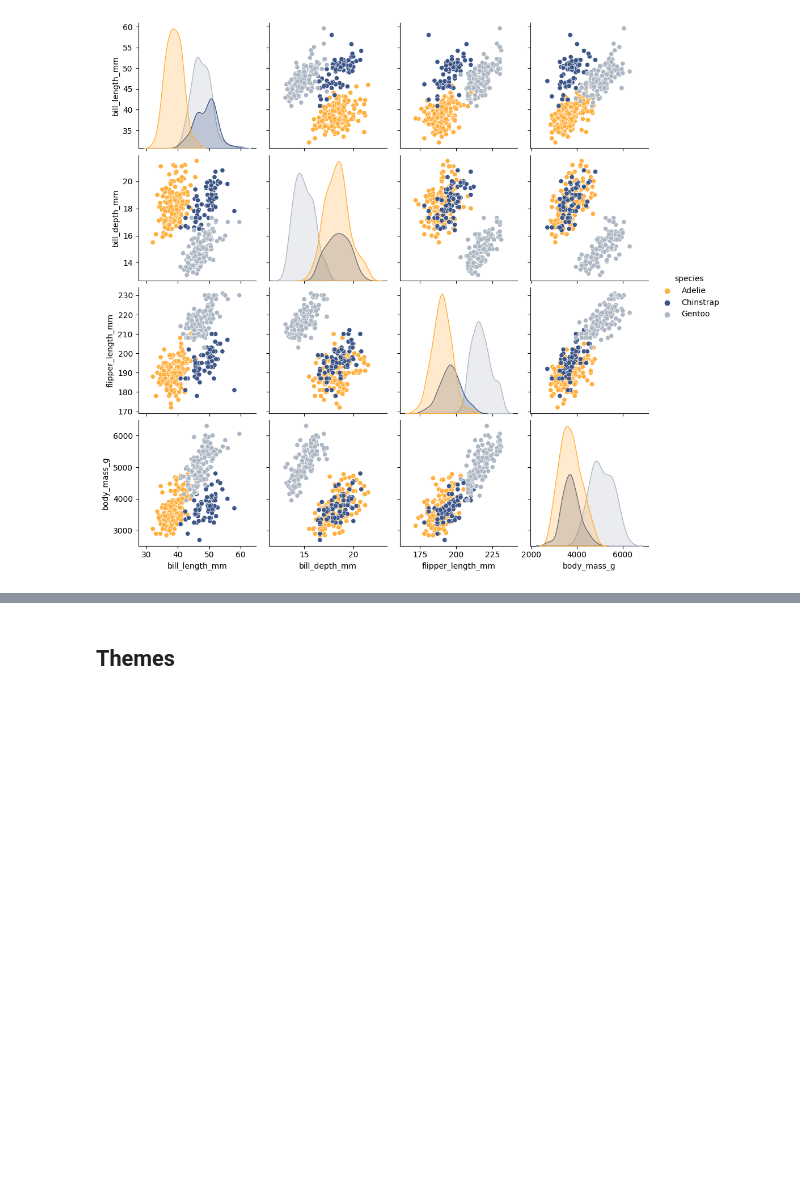
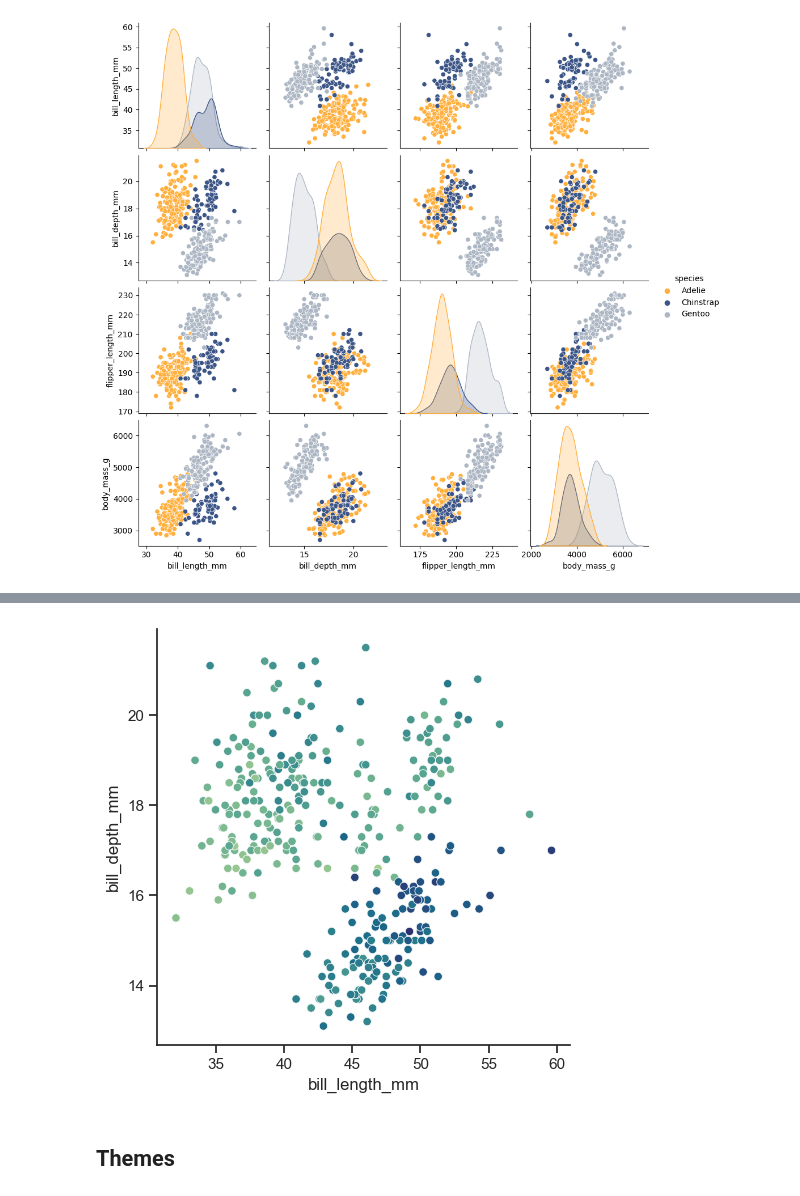
Before and after one commit to jgraber/PythonFriday, a Jupyter notebook: Jupyter/Seaborn_styling.ipynb, the cells around one changed output, grey strips where cells are left out. Cells and saved outputs as stored; diff of their text form; code cells hidden in the pictures; blank space fills up the shorter version.

```diff
--- a/Jupyter/Seaborn_styling.ipynb
+++ b/Jupyter/Seaborn_styling.ipynb
@@ -69,2 +94,13 @@ sns.pairplot(penguins, hue='species', palette=custom)
+# %%
+g = sns.relplot(
+    data=penguins,
+    x="bill_length_mm",
+    y="bill_depth_mm",
+    hue="body_mass_g",
+    palette="crest",
+    legend=False
+)
+# %% [output]
+[figure, added]
 # %% [markdown]
 ## Themes
```
Also changed, not shown: parts of 13 cells of this notebook.
